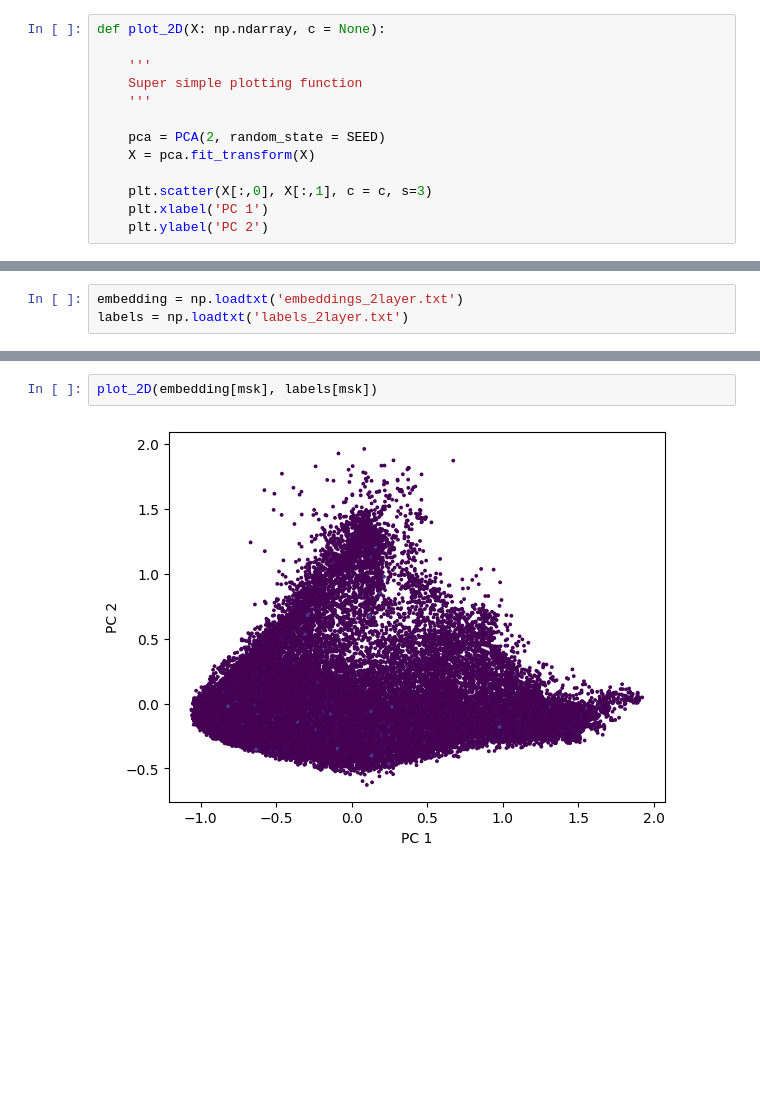
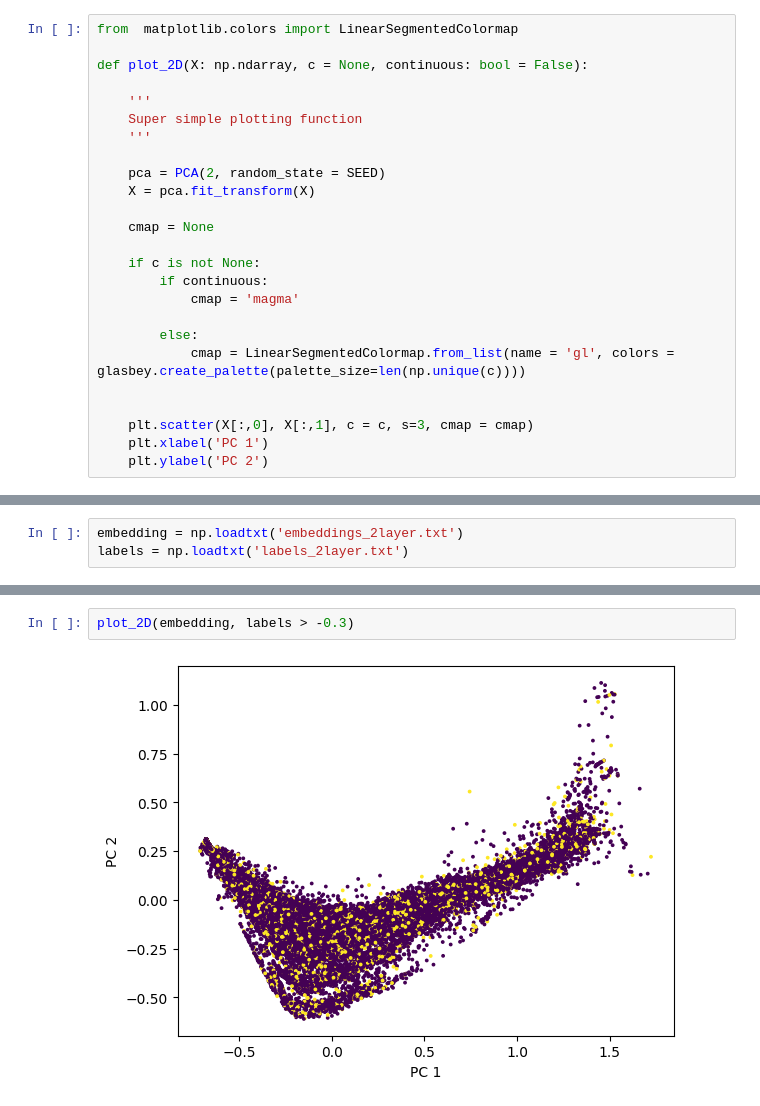
Before and after one commit to davhofer/datathon24, a Jupyter notebook: notebooks/anomaly_detection.ipynb, the cells around one changed output, grey strips where cells are left out. Cells and saved outputs as stored; diff of their text form; blank space fills up the shorter version.

```diff
--- a/notebooks/anomaly_detection.ipynb
+++ b/notebooks/anomaly_detection.ipynb
@@ -442,7 +444,9 @@ labs_dbscan = get_DBSCAN_outliers(np.array(df_avg.to_list()), 0.4)
 # %% [output]
 [figure]
 # %%
-def plot_2D(X: np.ndarray, c = None):
+from  matplotlib.colors import LinearSegmentedColormap
+
+def plot_2D(X: np.ndarray, c = None, continuous: bool = False):
 
     '''
     Super simple plotting function
@@ -451,7 +455,17 @@ def plot_2D(X: np.ndarray, c = None):
     pca = PCA(2, random_state = SEED)
     X = pca.fit_transform(X)
 
-    plt.scatter(X[:,0], X[:,1], c = c, s=3)
+    cmap = None
+
+    if c is not None:
+        if continuous:
+            cmap = 'magma'
+
+        else:
+            cmap = LinearSegmentedColormap.from_list(name = 'gl', colors = glasbey.create_palette(palette_size=len(np.unique(c))))
+
+
+    plt.scatter(X[:,0], X[:,1], c = c, s=3, cmap = cmap)
     plt.xlabel('PC 1')
     plt.ylabel('PC 2')
 # %%
@@ -522,5 +944,5 @@ array([-0.42790605, -0.43486572, -0.44186544, ..., -0.67474162,
 # %%
-plot_2D(embedding[msk], labels[msk])
+plot_2D(embedding, labels > -0.3)
 # %% [output]
-[figure, old version]
+[figure, new version]
 # %%
```
Also changed, not shown: parts of 28 cells of this notebook.
